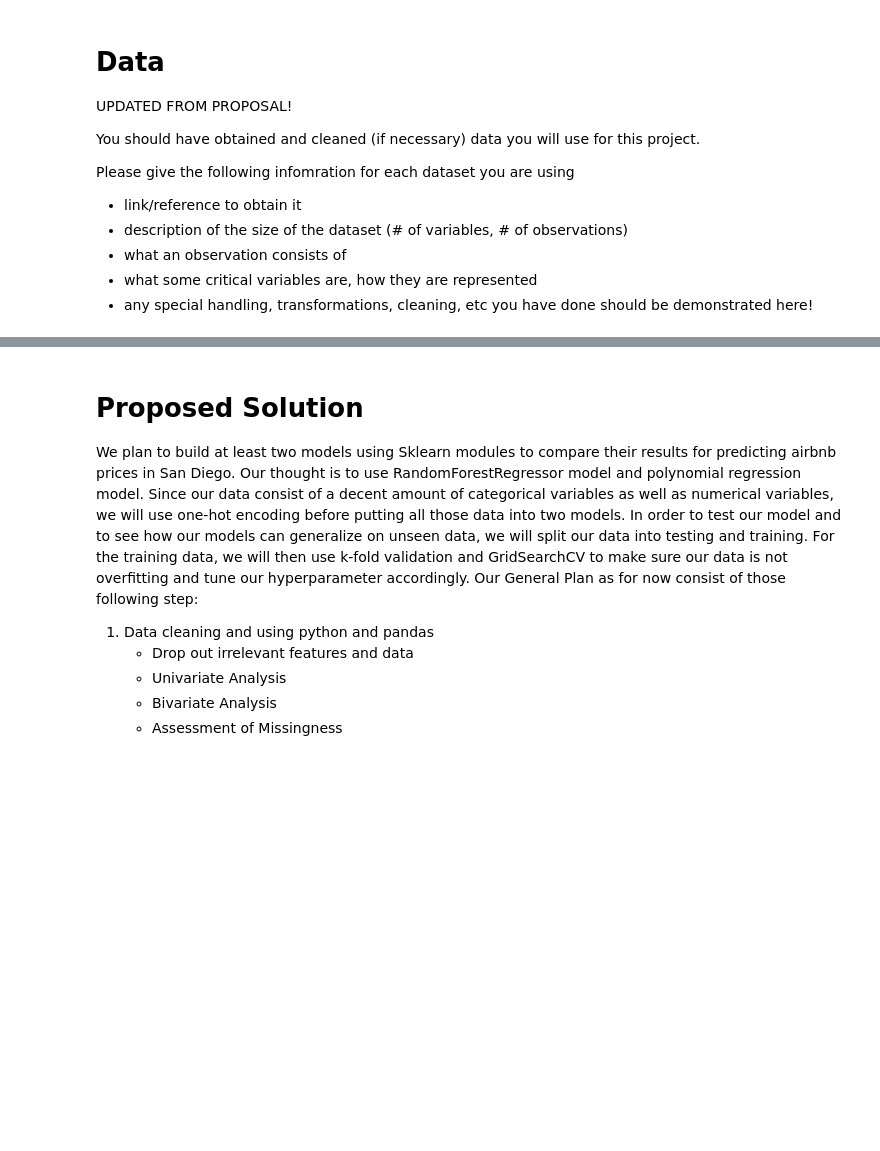
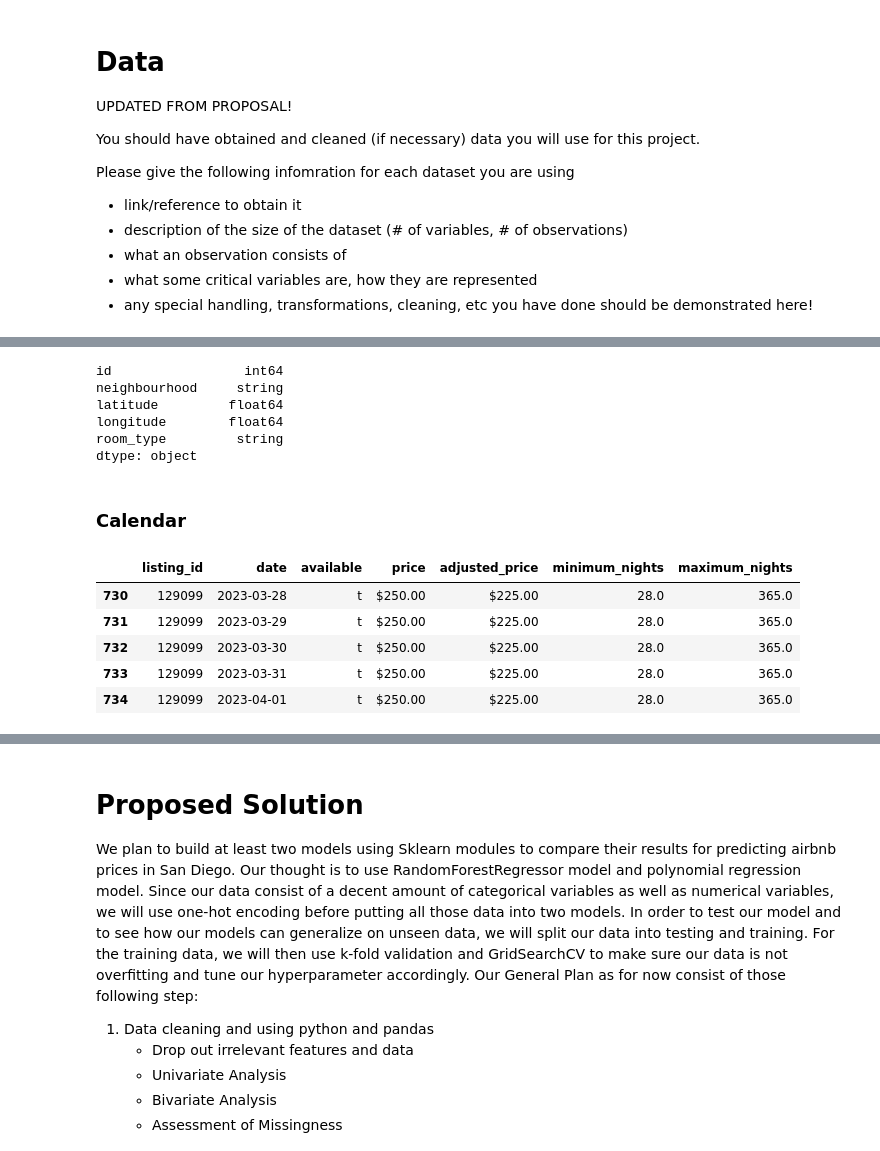
Before and after one commit to COGS118A/Group004-SP23, a Jupyter notebook: Checkpoint_Group004-SP23.ipynb, the cells around one changed output, grey strips where cells are left out. Drawn from its saved outputs; the diff is of its cells as text; code cells hidden in the pictures; blank space fills up the shorter version.

```diff
--- a/Checkpoint_Group004-SP23.ipynb
+++ b/Checkpoint_Group004-SP23.ipynb
@@ -37,0 +46,4 @@ Please give the following infomration for each dataset you are using
+# %%
+# load in both dataframe
+raw_listing = pd.read_csv('data/listings.csv')
+raw_calendar = pd.read_csv('data/calendar.csv.gz')
@@ -37,0 +67,25 @@ Please give the following infomration for each dataset you are using
+# %%
+# converted column data types from the original DataFrame as we saw fit
+
+featured_listing['neighbourhood'] = featured_listing['neighbourhood'].astype('string')
+featured_listing['room_type'] = featured_listing['room_type'].astype('string')
+featured_listing.dtypes
+# %% [output]
+id                 int64
+neighbourhood     string
+latitude         float64
+longitude        float64
+room_type         string
+dtype: object
+# %% [markdown]
+### Calendar
+# %%
+# investigate two cloumns 'price' and 'adjusted_price'
+raw_calendar[(raw_calendar['price'] != raw_calendar['adjusted_price'])].head()
+# %% [output]
+|  | listing_id | date | available | price | adjusted_price | minimum_nights | maximum_nights |
+| 730 | 129099 | 2023-03-28 | t | $250.00 | $225.00 | 28.0 | 365.0 |
+| 731 | 129099 | 2023-03-29 | t | $250.00 | $225.00 | 28.0 | 365.0 |
+| 732 | 129099 | 2023-03-30 | t | $250.00 | $225.00 | 28.0 | 365.0 |
+| 733 | 129099 | 2023-03-31 | t | $250.00 | $225.00 | 28.0 | 365.0 |
+| 734 | 129099 | 2023-04-01 | t | $250.00 | $225.00 | 28.0 | 365.0 |
```
Also changed, not shown: parts of 14 cells of this notebook, 2 other files.
